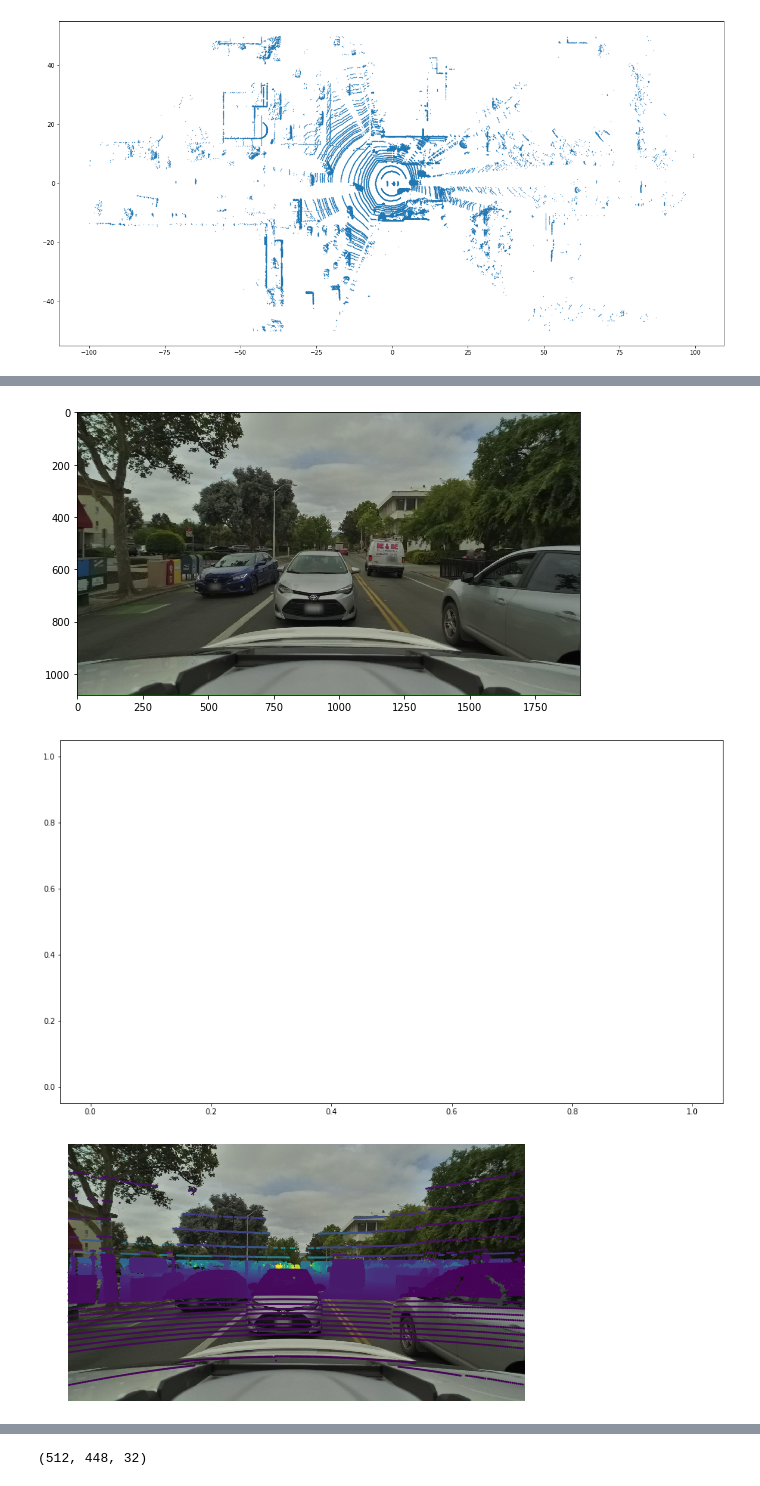
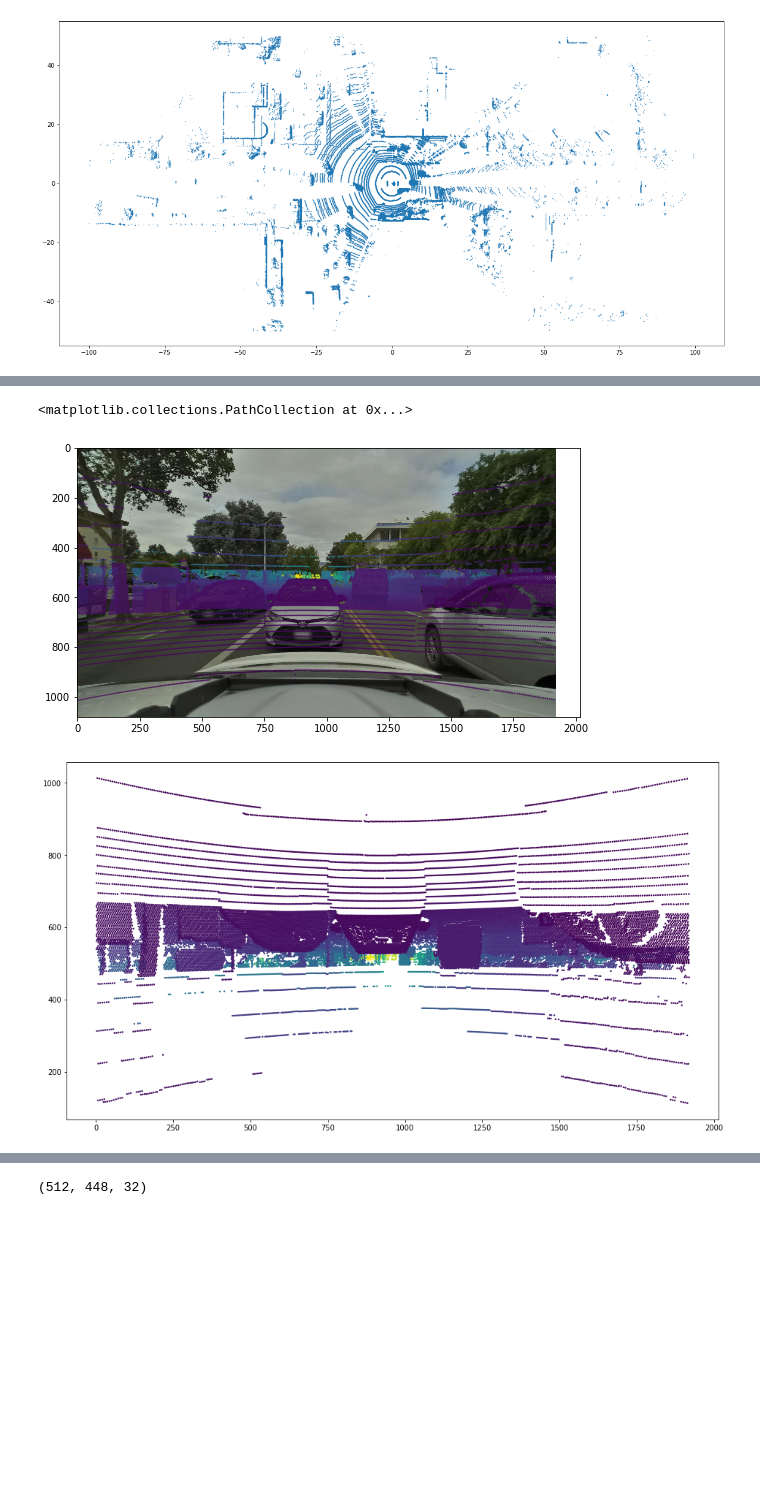
Before and after one commit to abcSup/NotEnoughSleepAI, a Jupyter notebook: preprocessing.ipynb, the cells around one changed output, grey strips where cells are left out. Saved outputs shown, nothing was run; the diff lists cells and outputs as text; code cells hidden in the pictures; blank space fills up the shorter version.

```diff
--- a/preprocessing.ipynb
+++ b/preprocessing.ipynb
@@ -117,7 +115,8 @@ ninety = transform_matrix(
     inverse=True
 )
 
-lidar_2_cam = ninety @ ego_2_cam @ lidar_2_ego
+#lidar_2_cam = ninety @ ego_2_cam @ lidar_2_ego
+lidar_2_cam = ego_2_cam @ lidar_2_ego
 #lidar_2_cam = lidar_2_ego
 # %%
 xlimit = (0, 70)
@@ -153,32 +152,31 @@ ax.scatter(cropped_points[:, 0], cropped_points[:, 1], s=0.1)
 # %%
 cam_points = view_points(pc.points[:3, :], lidar_2_cam, normalize=False)
 
 depths = cam_points[2, :]
 
 cam_points = view_points(cam_points[:3, :], np.array(cs_cam["camera_intrinsic"]), normalize=True)
 
 img = Image.open(dataset.data_path / sd_cam['filename'])
 
 mask = np.ones(depths.shape[0], dtype=bool)
 mask = np.logical_and(mask, depths > 0)
 mask = np.logical_and(mask, cam_points[0, :] > 1)
 mask = np.logical_and(mask, cam_points[0, :] < img_size[0] - 1)
 mask = np.logical_and(mask, cam_points[1, :] > 1)
 mask = np.logical_and(mask, cam_points[1, :] < img_size[1] - 1)
 cam_points = cam_points[:, mask]
 
-
 plt.figure(figsize=(9, 16))
 plt.imshow(img)
 plt.scatter(cam_points[0, :], cam_points[1, :], c=depths[mask], s=0.2)
 
 _, ax = plt.subplots(1,1, figsize=(16, 9))
 ax.scatter(cam_points[0, :], cam_points[1, :], c=depths[mask], s=2)
 
-dataset.render_pointcloud_in_image(sample_token=sample_token,
-                                      dot_size=1,
-                                      camera_channel=cam)
+#dataset.render_pointcloud_in_image(sample_token=sample_token,
+#                                      dot_size=1,
+#                                      camera_channel=cam)
 # %% [output]
+<matplotlib.collections.PathCollection at 0x...>
-[figure, old version]
+[figure, new version]
-[figure, old version]
+[figure, new version]
-[figure, removed]
```
Also changed, not shown: parts of 7 cells of this notebook, 2 other files.
